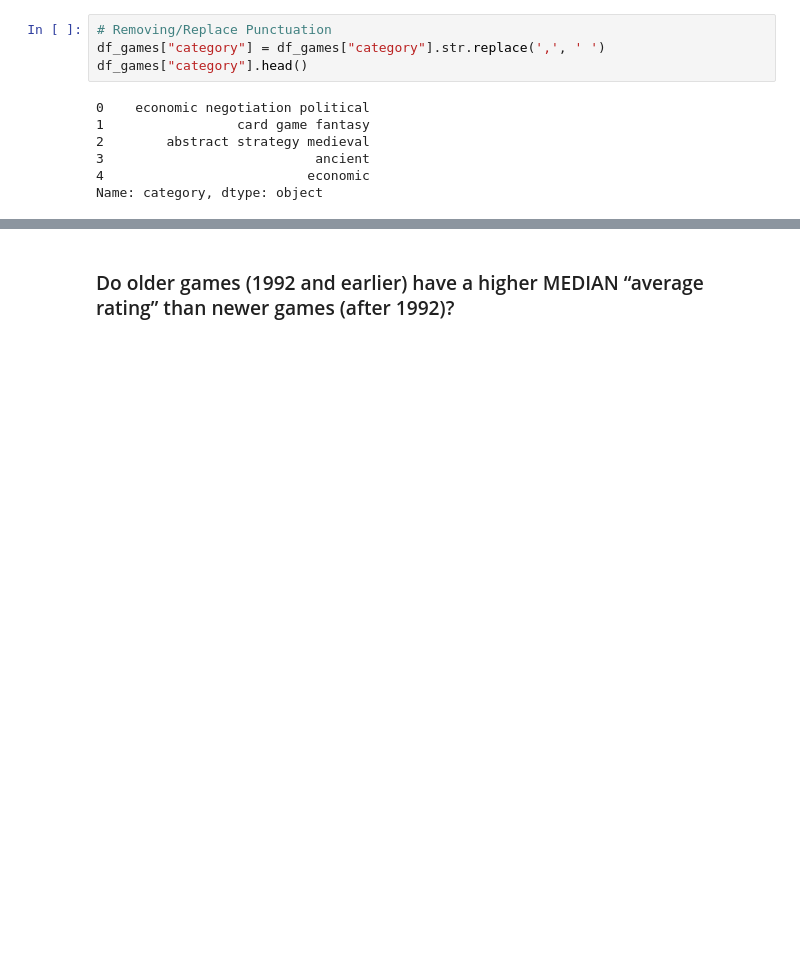
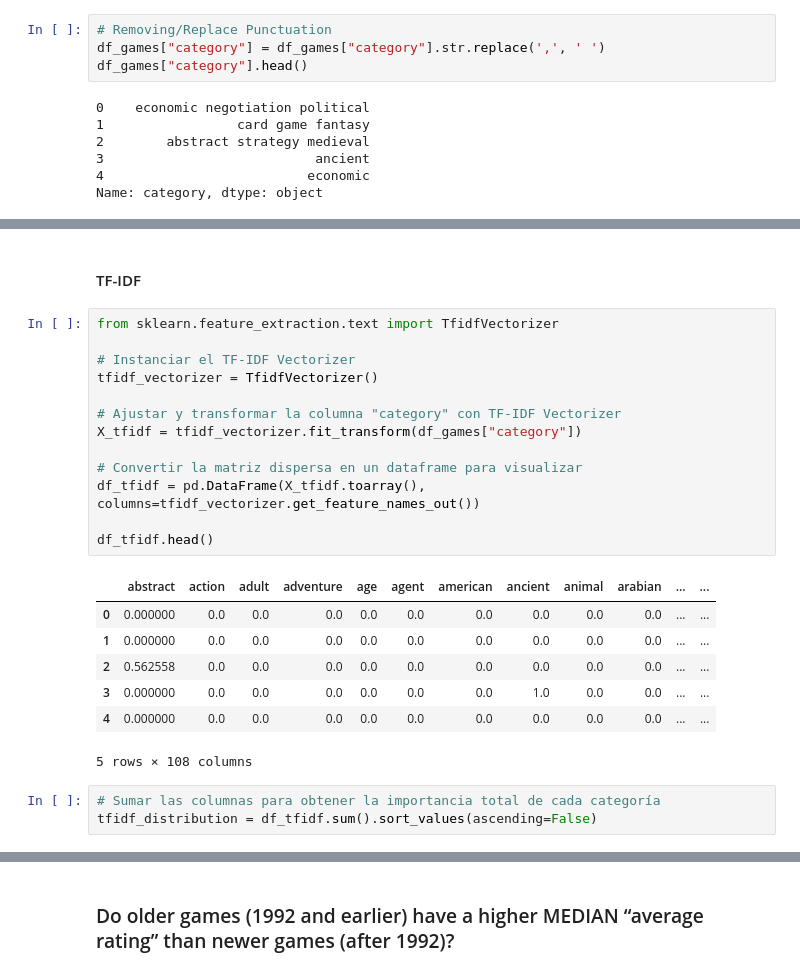
Before and after one commit to FJGM2023015/CA1_DVis_HDip_Lvl8-, a Jupyter notebook: Francisco_Gorigoitia_DVisHDip_CA1.ipynb, the cells around one changed output, grey strips where cells are left out. Cells and saved outputs as stored; diff of their text form; blank space fills up the shorter version.

```diff
--- a/Francisco_Gorigoitia_DVisHDip_CA1.ipynb
+++ b/Francisco_Gorigoitia_DVisHDip_CA1.ipynb
@@ -483,0 +513,26 @@ NameError: name 'dfghdfgdfg' is not defined
+# %% [markdown]
+#### TF-IDF
+# %%
+from sklearn.feature_extraction.text import TfidfVectorizer
+
+# Instanciar el TF-IDF Vectorizer
+tfidf_vectorizer = TfidfVectorizer()
+
+# Ajustar y transformar la columna "category" con TF-IDF Vectorizer
+X_tfidf = tfidf_vectorizer.fit_transform(df_games["category"])
+
+# Convertir la matriz dispersa en un dataframe para visualizar
+df_tfidf = pd.DataFrame(X_tfidf.toarray(), columns=tfidf_vectorizer.get_feature_names_out())
+
+df_tfidf.head()
+# %% [output]
+|  | abstract | action | adult | adventure | age | agent | american | ancient | animal | arabian | ... | ... |
+| 0 | 0.000000 | 0.0 | 0.0 | 0.0 | 0.0 | 0.0 | 0.0 | 0.0 | 0.0 | 0.0 | ... | ... |
+| 1 | 0.000000 | 0.0 | 0.0 | 0.0 | 0.0 | 0.0 | 0.0 | 0.0 | 0.0 | 0.0 | ... | ... |
+| 2 | 0.562558 | 0.0 | 0.0 | 0.0 | 0.0 | 0.0 | 0.0 | 0.0 | 0.0 | 0.0 | ... | ... |
+| 3 | 0.000000 | 0.0 | 0.0 | 0.0 | 0.0 | 0.0 | 0.0 | 1.0 | 0.0 | 0.0 | ... | ... |
+| 4 | 0.000000 | 0.0 | 0.0 | 0.0 | 0.0 | 0.0 | 0.0 | 0.0 | 0.0 | 0.0 | ... | ... |
+5 rows × 108 columns
+# %%
+# Sumar las columnas para obtener la importancia total de cada categoría
+tfidf_distribution = df_tfidf.sum().sort_values(ascending=False)
```
Also changed, not shown: parts of 51 cells of this notebook.
